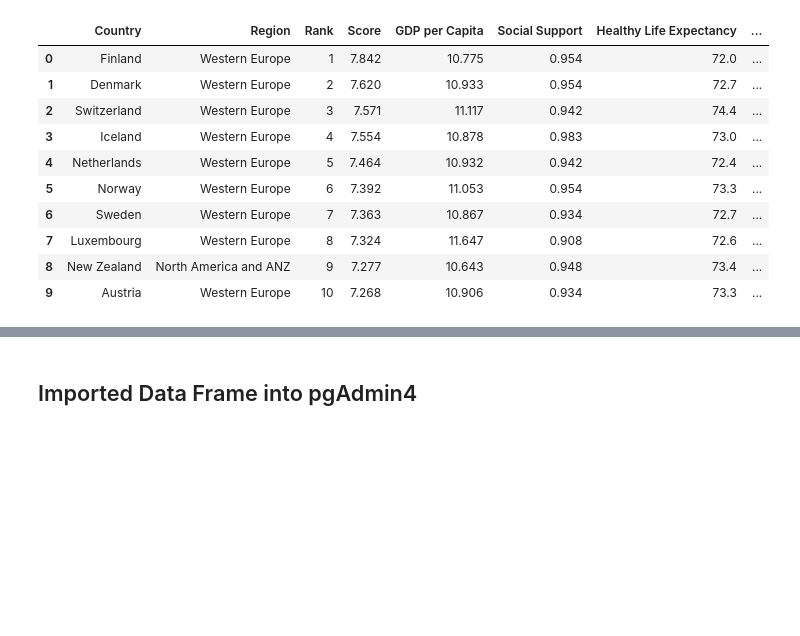
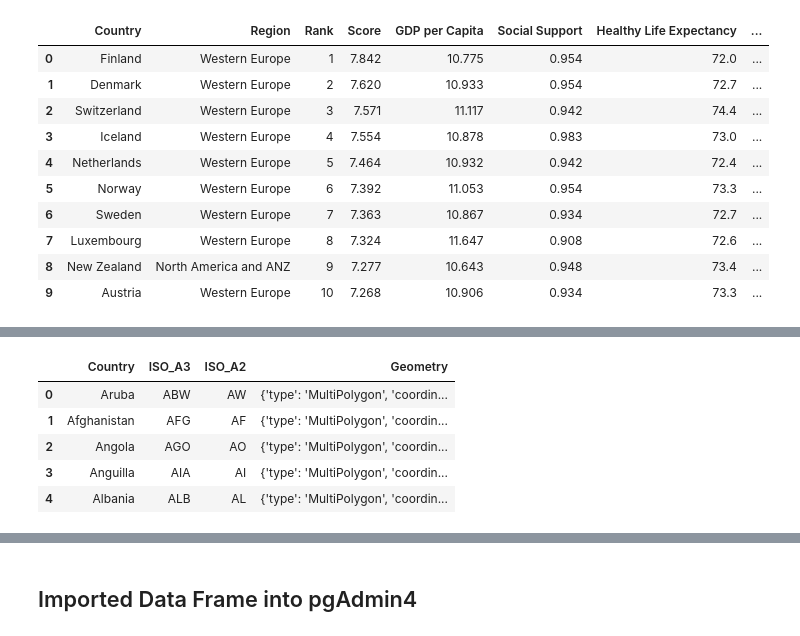
Before and after one commit to tajiabdullah/Project-3, a Jupyter notebook: world_happiness.ipynb, the cells around one changed output, grey strips where cells are left out. Saved outputs shown, nothing was run; the diff lists cells and outputs as text; code cells hidden in the pictures; blank space fills up the shorter version.

```diff
--- a/world_happiness.ipynb
+++ b/world_happiness.ipynb
@@ -171,0 +215,15 @@ df4.head(10)
+# %%
+# Renamed Various Columns for Conciseness
+geodata1 = geodata.rename(columns={
+                        "ADMIN": "Country",
+                        "geometry": "Geometry",
+                        }
+                        )
+geodata1.head()
+# %% [output]
+|  | Country | ISO_A3 | ISO_A2 | Geometry |
+| 0 | Aruba | ABW | AW | {'type': 'MultiPolygon', 'coordin... |
+| 1 | Afghanistan | AFG | AF | {'type': 'MultiPolygon', 'coordin... |
+| 2 | Angola | AGO | AO | {'type': 'MultiPolygon', 'coordin... |
+| 3 | Anguilla | AIA | AI | {'type': 'MultiPolygon', 'coordin... |
+| 4 | Albania | ALB | AL | {'type': 'MultiPolygon', 'coordin... |
```
Also changed, not shown: parts of 12 cells of this notebook, 4 other files.
